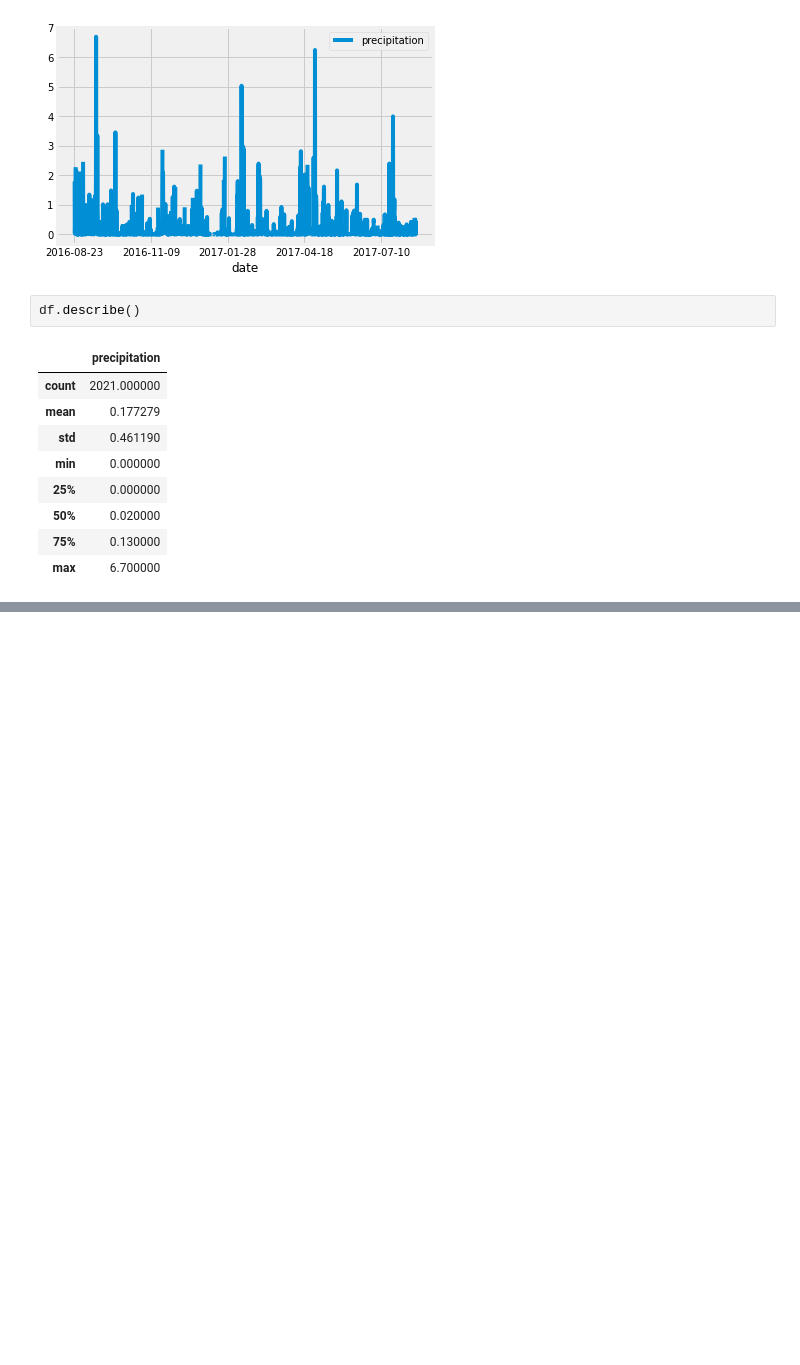
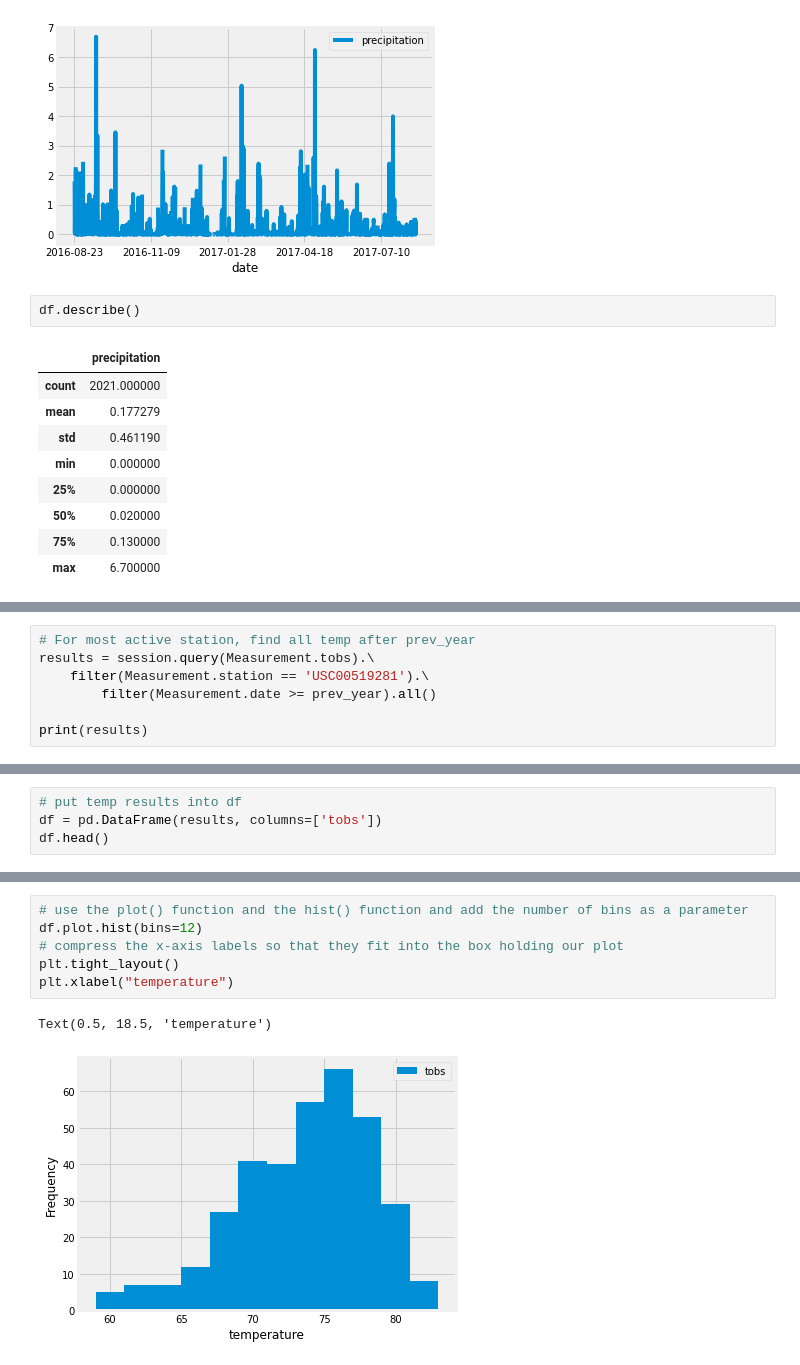
Before and after one commit to arlenawu/surfs-up, a Jupyter notebook: climate_analysis.ipynb, the cells around one changed output, grey strips where cells are left out. Saved outputs shown, nothing was run; the diff lists cells and outputs as text; blank space fills up the shorter version.

Commit message:
plotted temperature for 1 year

```diff
--- a/climate_analysis.ipynb
+++ b/climate_analysis.ipynb
@@ -131,0 +161,7 @@ df.describe()
+# %%
+# For most active station, find all temp after prev_year
+results = session.query(Measurement.tobs).\
+    filter(Measurement.station == 'USC00519281').\
+        filter(Measurement.date >= prev_year).all()
+
+print(results)
@@ -131,0 +170,4 @@ df.describe()
+# %%
+# put temp results into df
+df = pd.DataFrame(results, columns=['tobs'])
+df.head()
@@ -131,0 +181,9 @@ df.describe()
+# %%
+# use the plot() function and the hist() function and add the number of bins as a parameter
+df.plot.hist(bins=12)
+# compress the x-axis labels so that they fit into the box holding our plot
+plt.tight_layout()
+plt.xlabel("temperature")
+# %% [output]
+Text(0.5, 18.5, 'temperature')
+[figure, added]
```
Also changed, not shown: parts of 5 cells of this notebook.
